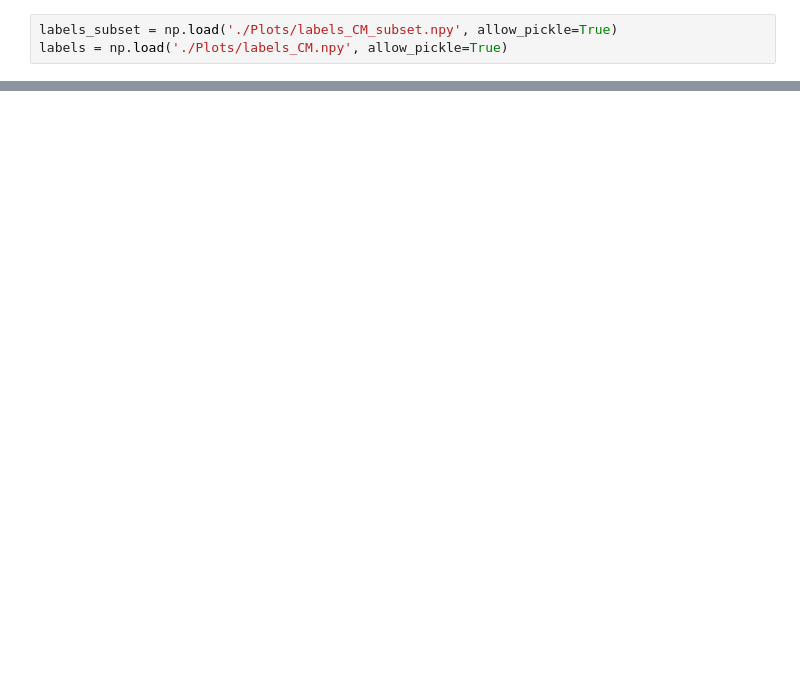
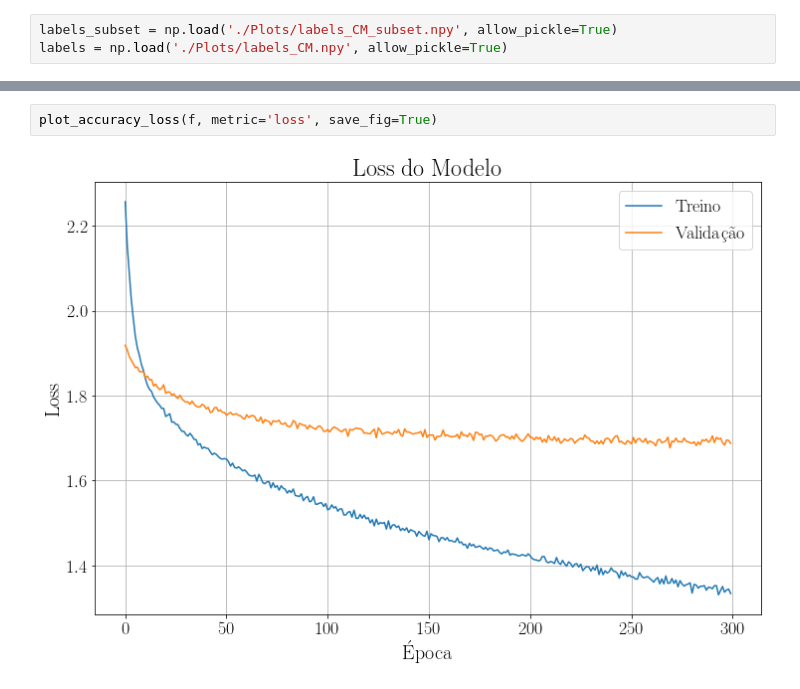
Before and after one commit to fabianaferreira/final-project-src, a Jupyter notebook: Classifier/Insights.ipynb, the cells around one changed output, grey strips where cells are left out. Drawn from its saved outputs; the diff is of its cells as text; blank space fills up the shorter version.

```diff
--- a/Classifier/Insights.ipynb
+++ b/Classifier/Insights.ipynb
@@ -55,0 +27,4 @@ dtype: float64
+# %%
+plot_accuracy_loss(f, metric='loss', save_fig=True)
+# %% [output]
+[figure, added]
```
Also changed, not shown: parts of 22 cells of this notebook.
